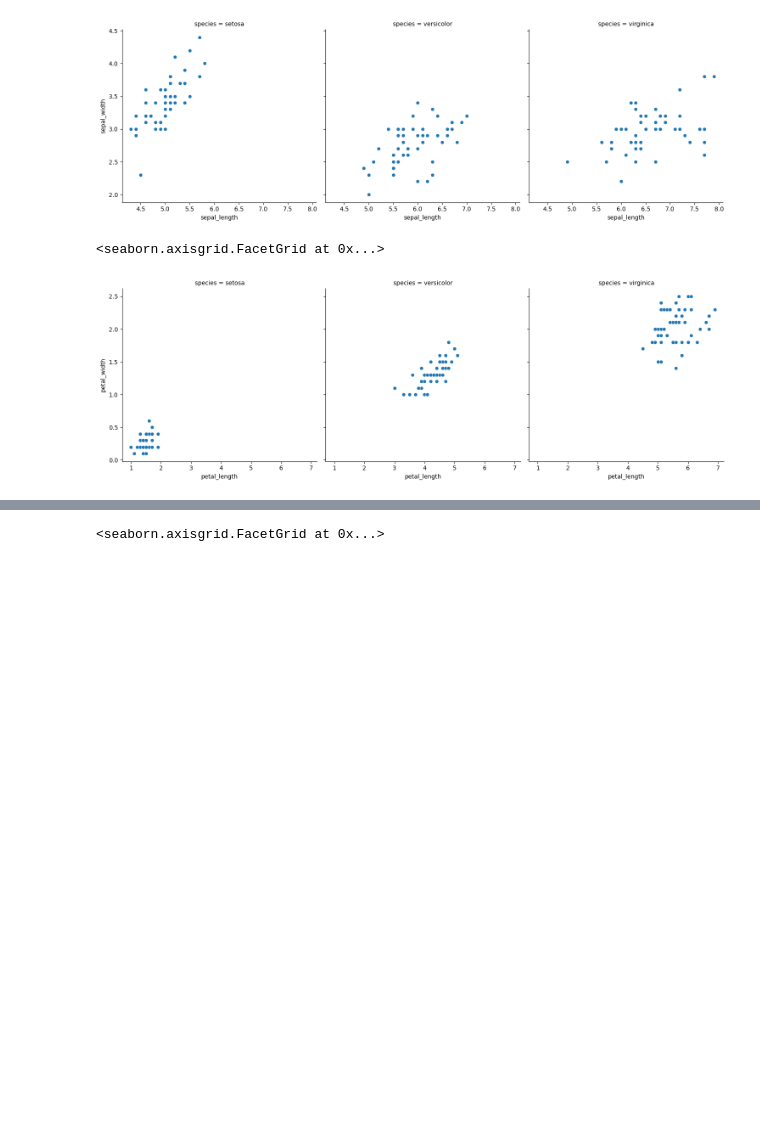
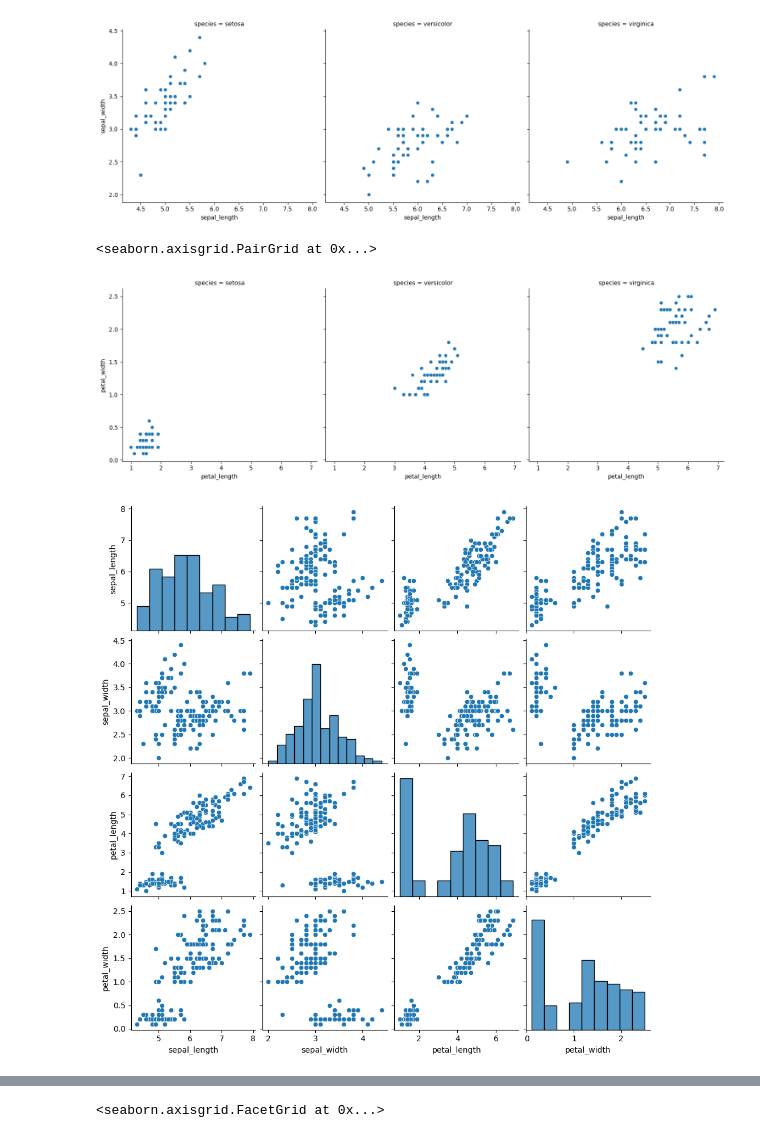
Before and after one commit to Divante222/numpy-pandas-visualization-exercises, a Jupyter notebook: seaborn_exercises.ipynb, the cells around one changed output, grey strips where cells are left out. Drawn from its saved outputs; the diff is of its cells as text; code cells hidden in the pictures; blank space fills up the shorter version.

Commit message:
finished the seaborne exercises

```diff
--- a/seaborn_exercises.ipynb
+++ b/seaborn_exercises.ipynb
@@ -32,12 +32,16 @@ sns.relplot(x =df.sepal_length, y = df.sepal_width, data = df, col = df.species)
 # %%
 # Which features would be best used to predict species?
 sns.relplot(x =df.petal_length, y = df.petal_width, data = df, col = df.species)
 
 ##the pedal with and length would be better to predict species because it is easier
 ##to see the differences in species based off of the sizes
+
+
+sns.pairplot(data=df)
 # %% [output]
-<seaborn.axisgrid.FacetGrid at 0x...>
+<seaborn.axisgrid.PairGrid at 0x...>
 [figure]
+[figure, added]
 # %%
 # Load the anscombe dataset from seaborn. Use pandas to group the data by the dataset column,
 # and calculate summary statistics for each dataset.
```
Also changed, not shown: parts of 6 cells of this notebook.
